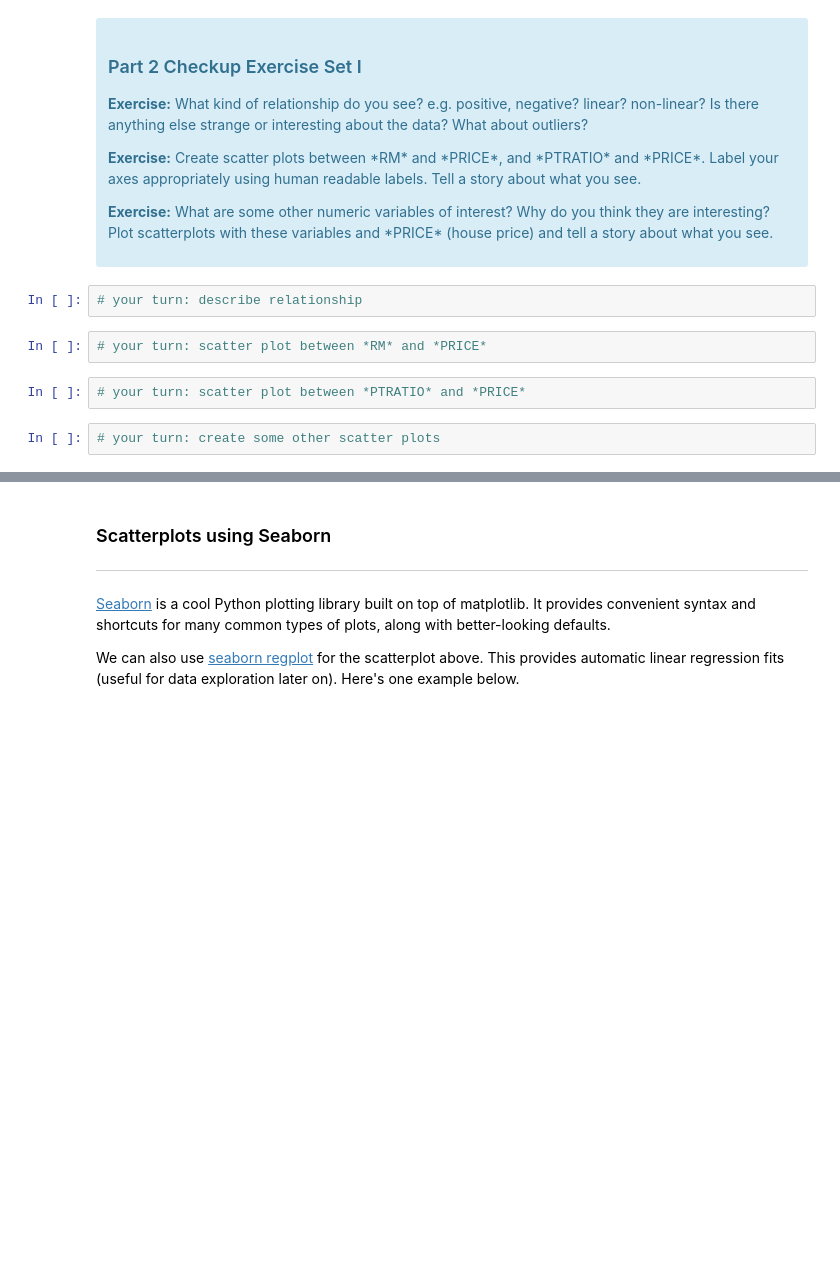
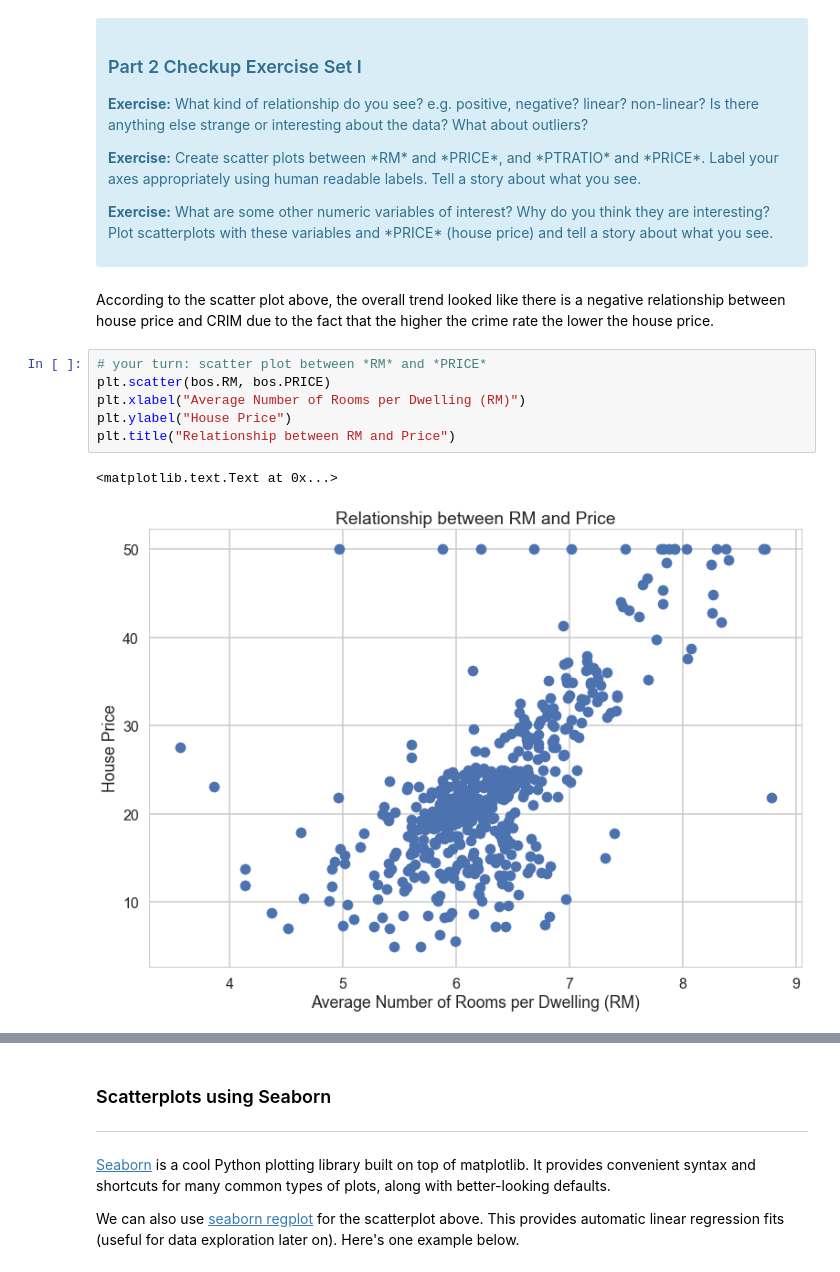
Before and after one commit to keangcheang/Springboard_exercise, a Jupyter notebook: ML_project/linear_regression/KeangCheang_Linear_Regression.ipynb, the cells around one changed output, grey strips where cells are left out. Saved outputs shown, nothing was run; the diff lists cells and outputs as text; blank space fills up the shorter version.

```diff
--- a/ML_project/linear_regression/KeangCheang_Linear_Regression.ipynb
+++ b/ML_project/linear_regression/KeangCheang_Linear_Regression.ipynb
@@ -216,11 +277,14 @@ plt.title("Relationship between CRIM and Price")
 <p><b>Exercise:</b> What are some other numeric variables of interest? Why do you think they are interesting? Plot scatterplots with these variables and *PRICE* (house price) and tell a story about what you see.</p>
 
 </div>
-# %%
-# your turn: describe relationship
-# %%
-# your turn: scatter plot between *RM* and *PRICE*
-# %%
-# your turn: scatter plot between *PTRATIO* and *PRICE*
-# %%
-# your turn: create some other scatter plots
+# %% [markdown]
+According to the scatter plot above, the overall trend looked like there is a negative relationship between house price and CRIM due to the fact that the higher the crime rate the lower the house price.
+# %%
+# your turn: scatter plot between *RM* and *PRICE*
+plt.scatter(bos.RM, bos.PRICE)
+plt.xlabel("Average Number of Rooms per Dwelling (RM)")
+plt.ylabel("House Price")
+plt.title("Relationship between RM and Price")
+# %% [output]
+<matplotlib.text.Text at 0x...>
+[figure, added]
```
Also changed, not shown: parts of 43 cells of this notebook.
